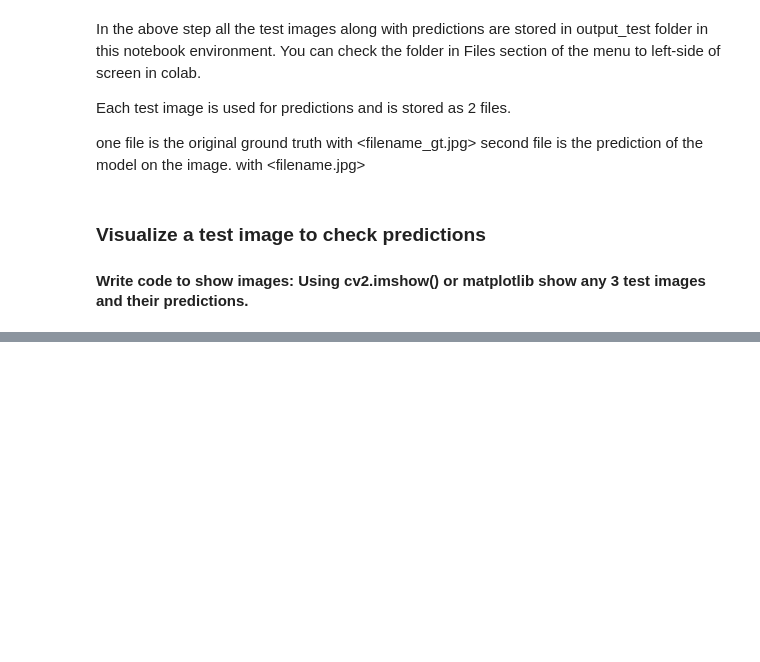
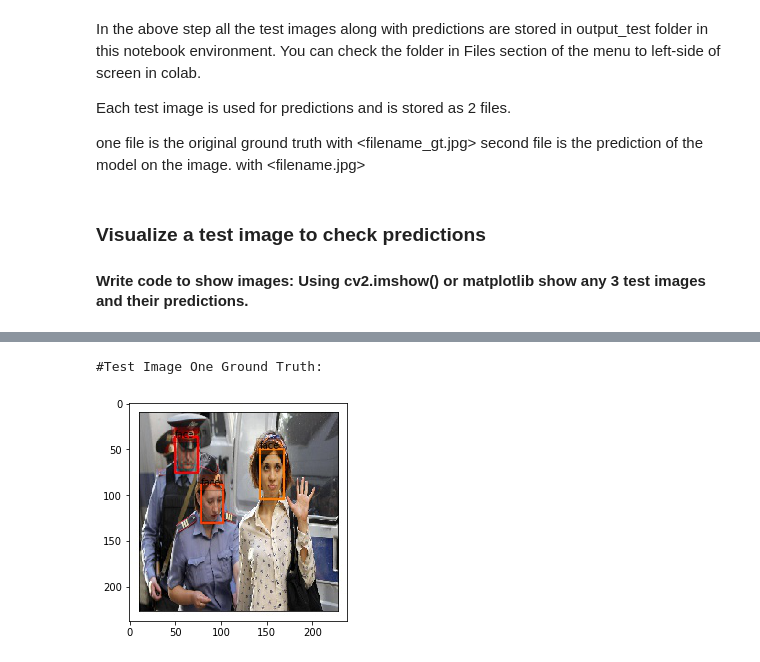
Before and after one commit to SiddharthMehtaRajendra/pgp-aiml-pune-octbatch18-SiddharthMehtaRajendra, a Jupyter notebook: Desktop/python-workspace/PGP AIML Labs/Project 1 | Advanced Computer Vision/FACE_DETECTION_Questions.ipynb, the cells around one changed output, grey strips where cells are left out. Cells and saved outputs as stored; diff of their text form; code cells hidden in the pictures; blank space fills up the shorter version.

```diff
--- a/Desktop/python-workspace/PGP AIML Labs/Project 1 | Advanced Computer Vision/FACE_DETECTION_Questions.ipynb
+++ b/Desktop/python-workspace/PGP AIML Labs/Project 1 | Advanced Computer Vision/FACE_DETECTION_Questions.ipynb
@@ -560,0 +607,8 @@ second file is the prediction of the model on the image. with <filename.jpg>
+# %%
+print("#Test Image One Ground Truth:")
+img=mpimg.imread('./output_test/3_Riot_Riot_3_689_gt.jpg')
+imgplot = plt.imshow(img)
+plt.show()
+# %% [output]
+#Test Image One Ground Truth:
+[figure, added]
```
Also changed, not shown: parts of 23 cells of this notebook.
